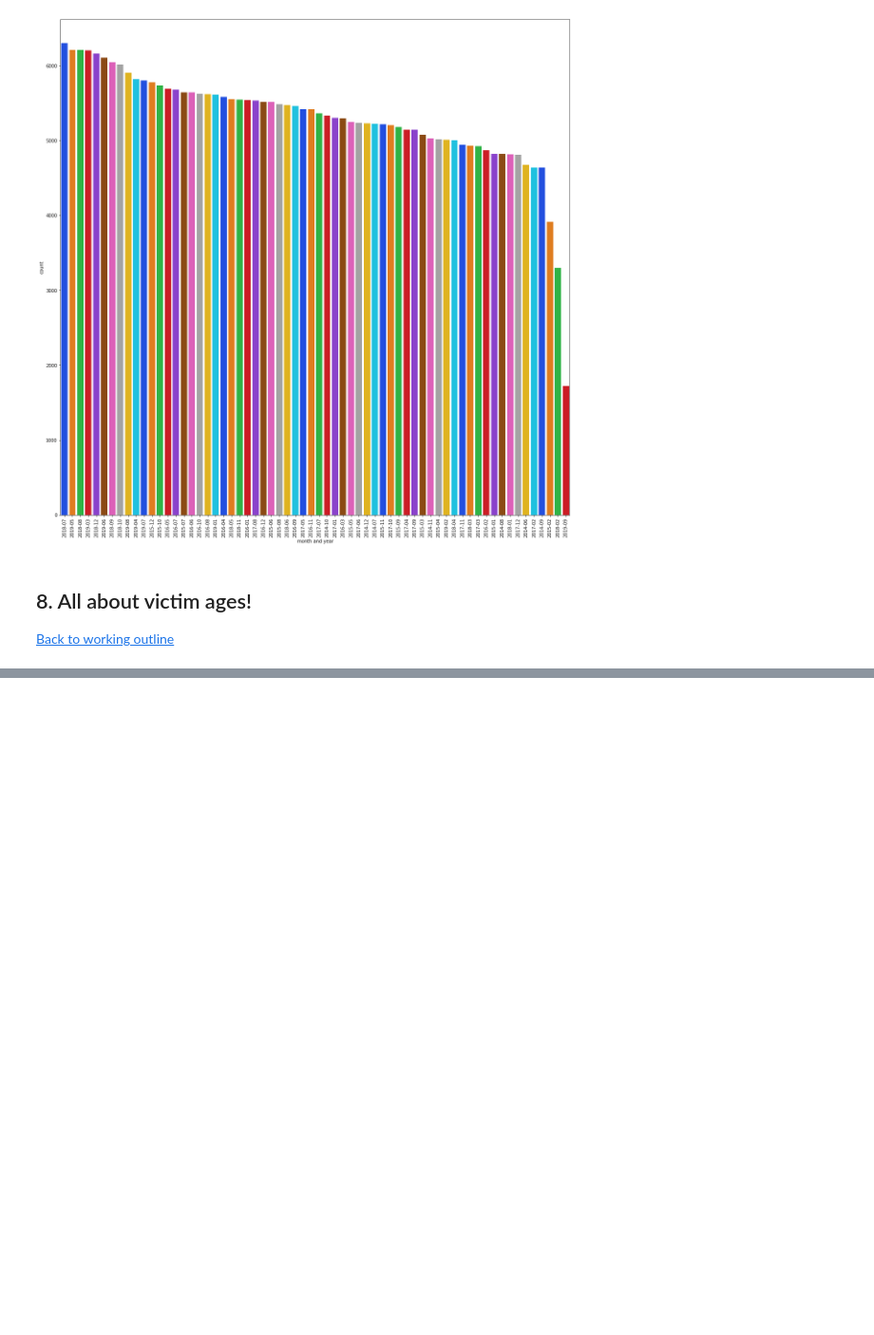
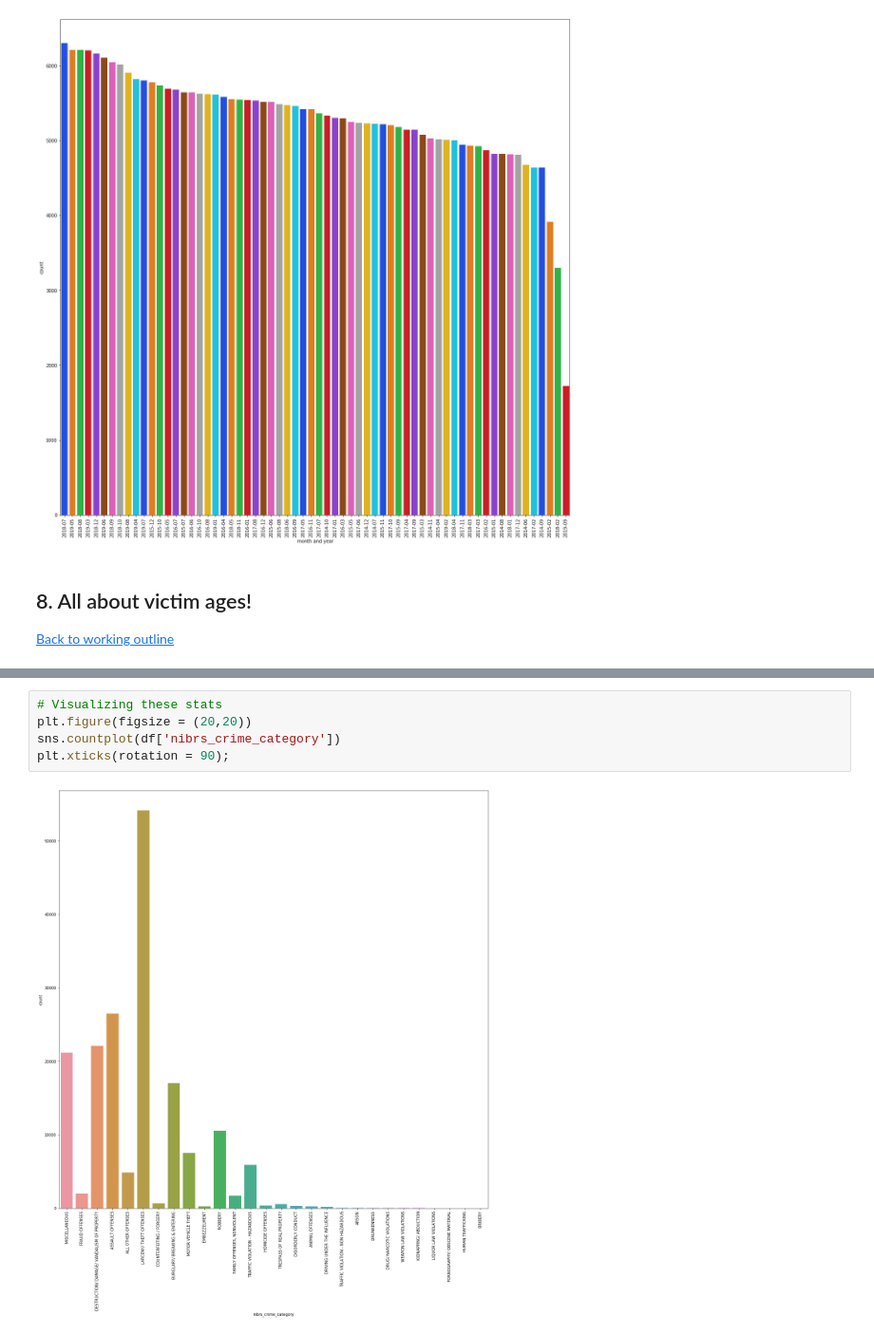
Before and after one commit to SteeleAlloy/final_capstone, a Jupyter notebook: dpd_data_eda.ipynb, the cells around one changed output, grey strips where cells are left out. Shown at 95% size. Saved outputs shown, nothing was run; the diff lists cells and outputs as text; blank space fills up the shorter version.

```diff
--- a/dpd_data_eda.ipynb
+++ b/dpd_data_eda.ipynb
@@ -586,0 +794,7 @@ df.loc[(df['victim_age'] < 122) & (df['year'] > 2014), :].shape
+# %%
+# Visualizing these stats
+plt.figure(figsize = (20,20))
+sns.countplot(df['nibrs_crime_category'])
+plt.xticks(rotation = 90);
+# %% [output]
+[figure, added]
```
Also changed, not shown: parts of 71 cells of this notebook, 3 other files.
